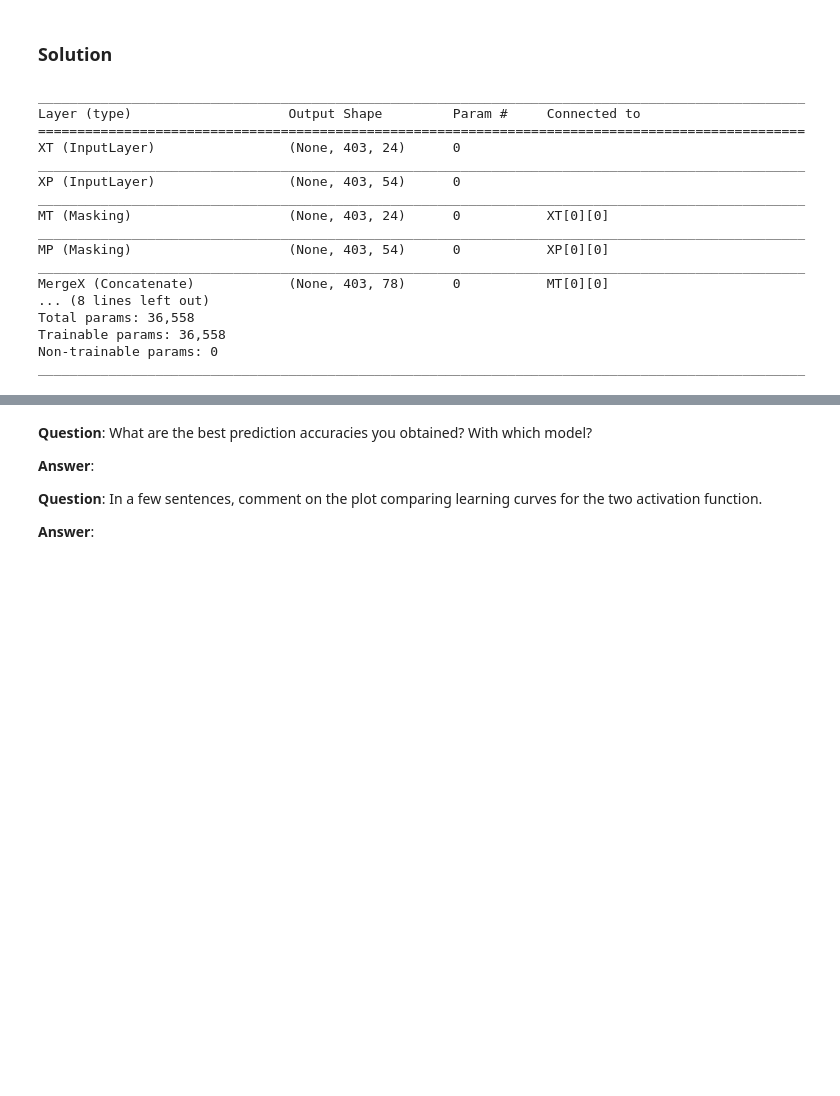
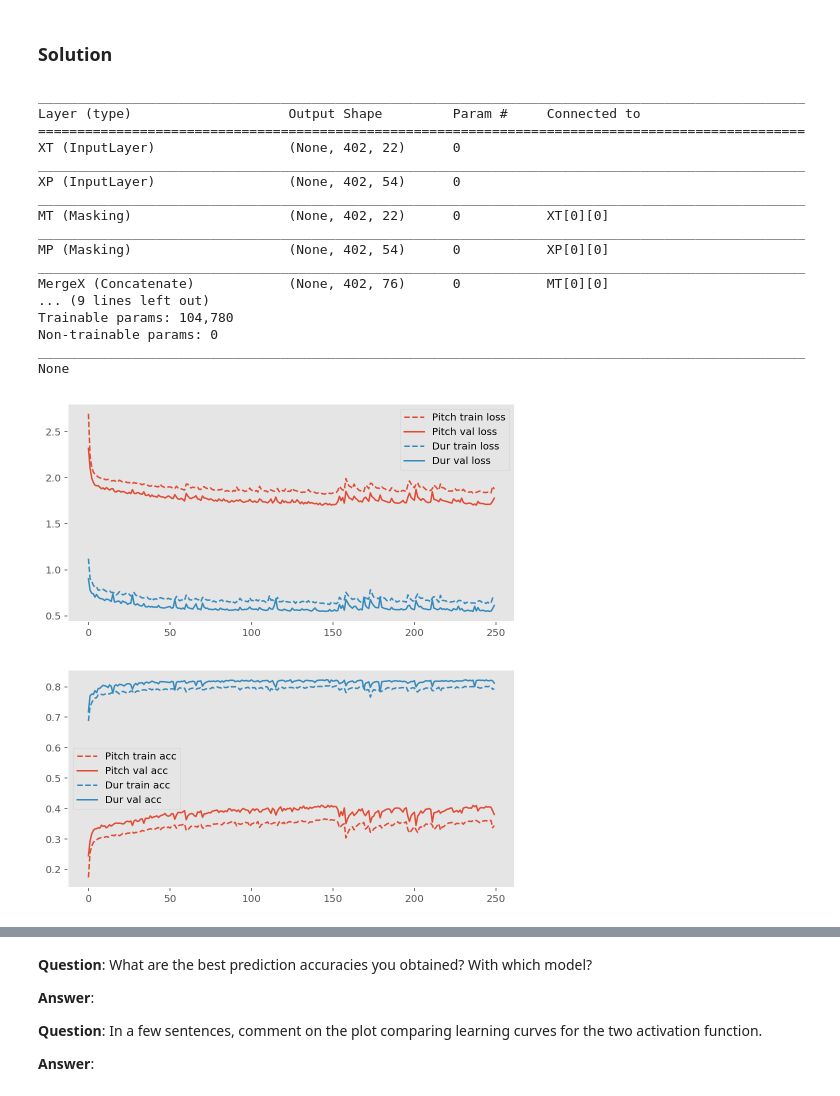
Before and after one commit to davidedidio/ANN, a Jupyter notebook: miniproject2/miniproject2.ipynb, the cells around one changed output, grey strips where cells are left out. Drawn from its saved outputs; the diff is of its cells as text; code cells hidden in the pictures; blank space fills up the shorter version.

```diff
--- a/miniproject2/miniproject2.ipynb
+++ b/miniproject2/miniproject2.ipynb
@@ -563,6 +531,11 @@ with gzip.open('XY.pkl.gz', 'wb') as output:
 # %%
-with gzip.open('XY.pkl.gz', 'rb') as output:
-    (X,Y) = pickle.load(output)
+with gzip.open('XY.pkl.gz', 'rb') as input_:
+    (X,Y) = pickle.load(input_)
+
+with gzip.open('t_dataset.pkl.gz', 'rb') as input_:
+    t_dataset = pickle.load(input_)
+
+padding_size = X["T"].shape[1] + 1
 # %% [markdown]
 ## Exercise 5: Building and training a generative model of  note transition with the Keras functional API
 ### Description
@@ -594,53 +567,62 @@ def buildModel(dictionaries, batch_length, dropout=0.2, activation='GRU', Hsize=
     H['1'] = Concatenate(name="MergeX")([M['T'], M['P']])
     if activation == 'GRU':
         #Your hidden layer(s) architecture with GRU
-        pass
+        H['2'] = GRU(Hsize, return_sequences=True, dropout=0.25)(H['1'])
     elif activation == 'LSTM':
         #Your hidden layer(s) architecture with LSTM (For your own curiosity, not required for the project)
-        pass
+        H['2'] = LSTM(Hsize, return_sequences=True, dropout=0.25)(H['1'])
     elif activation == 'RNN':
-        H['2'] = SimpleRNN(Hsize, return_sequences=True)(H['1'])
         #Your hidden layer(s) architecture with SimpleRNN
+        H['2'] = SimpleRNN(Hsize, return_sequences=True, dropout=0.25)(H['1'])
 
     Y['T'] = TimeDistributed(Dense(len(dictionaries['T']), activation='softmax'), name='YT')(H['2'])
     Y['P'] = TimeDistributed(Dense(len(dictionaries['P']), activation='softmax'), name='YP')(H['2'])
 
-    model = Model(inputs = [X['T'], X['P']], outputs = [Y['T'], Y['P']])
+    model1 = Model(inputs = [X['T'], X['P']], outputs = [Y['T'], Y['P']])
+    model2 = Model(inputs = [X['T'], X['P']], outputs = [Y['T'], Y['P'], H['2']])
+
     opt = Adam()
-    model.compile(
+    model1.compile(
         loss='categorical_crossentropy',
         optimizer=opt,
         metrics=['acc'])
 
 
-    return model
-
-RNNmodel = buildModel(dictionaries,
-                      batch_length=padding_size-1,#Put here the number of notes (timesteps) you have in your Zero-padded matrices
-                      activation='RNN')
-RNNmodel.summary()
+    return model1, model2
-# %% [output]
-__________________________________________________________________________________________________
-Layer (type)                    Output Shape         Param #     Connected to
-==================================================================================================
-XT (InputLayer)                 (None, 403, 24)      0
-__________________________________________________________________________________________________
-XP (InputLayer)                 (None, 403, 54)      0
-__________________________________________________________________________________________________
-MT (Masking)                    (None, 403, 24)      0           XT[0][0]
-__________________________________________________________________________________________________
-MP (Masking)                    (None, 403, 54)      0           XP[0][0]
-__________________________________________________________________________________________________
-MergeX (Concatenate)            (None, 403, 78)      0           MT[0][0]
-... (8 lines left out)
-Total params: 36,558
-Trainable params: 36,558
-Non-trainable params: 0
-__________________________________________________________________________________________________
 # %%
-history = RNNmodel.fit([X["T"], X["P"]], [Y["T"], Y["P"]],
+RNNtrain, RNNmodel = buildModel(t_dictionaries,
+                      batch_length=padding_size-1,#Put here the number of notes (timesteps) you have in your Zero-padded matrices
+                      activation='RNN', Hsize=256)
+print(RNNtrain.summary())
+
+RNNhistory = RNNtrain.fit([X["T"], X["P"]], [Y["T"], Y["P"]],
                         validation_split=0.2,
                         epochs=250,
                         verbose=0,
                         callbacks=[keras.callbacks.History(),
                                    ProgressPrinter()])
+
+RNNtrain.save("RNNtrain.model")
+RNNmodel.save("RNNmodel.model")
+
+plotLearningCurves(RNNhistory)
+# %% [output]
+__________________________________________________________________________________________________
+Layer (type)                    Output Shape         Param #     Connected to
+==================================================================================================
+XT (InputLayer)                 (None, 402, 22)      0
+__________________________________________________________________________________________________
+XP (InputLayer)                 (None, 402, 54)      0
+__________________________________________________________________________________________________
+MT (Masking)                    (None, 402, 22)      0           XT[0][0]
+__________________________________________________________________________________________________
+MP (Masking)                    (None, 402, 54)      0           XP[0][0]
+__________________________________________________________________________________________________
+MergeX (Concatenate)            (None, 402, 76)      0           MT[0][0]
+... (9 lines left out)
+Trainable params: 104,780
+Non-trainable params: 0
+__________________________________________________________________________________________________
+None
+[figure, added]
+[figure, added]
```
Also changed, not shown: parts of 28 cells of this notebook, 6 other files.
